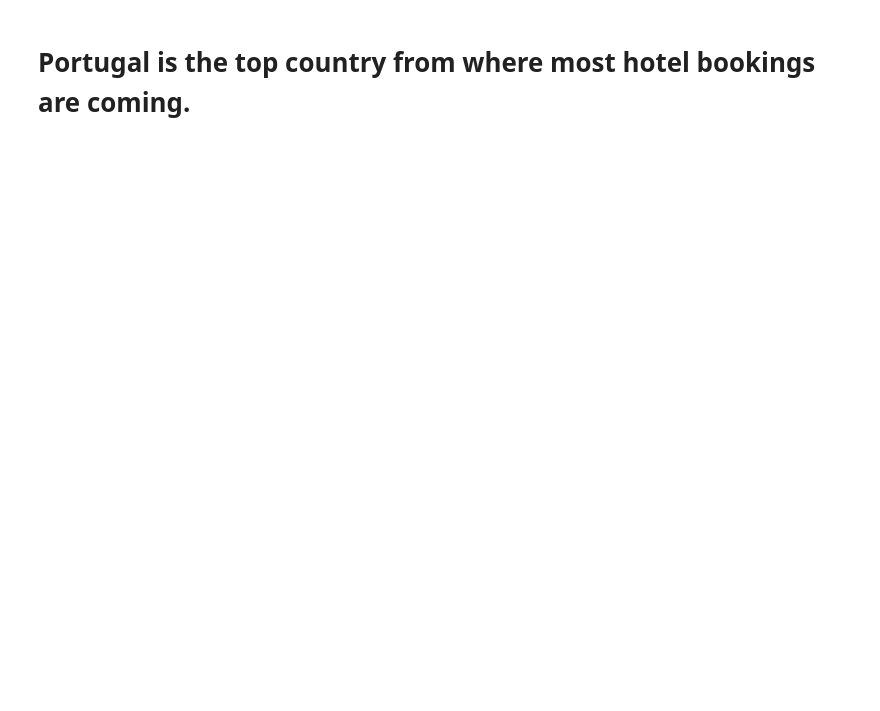
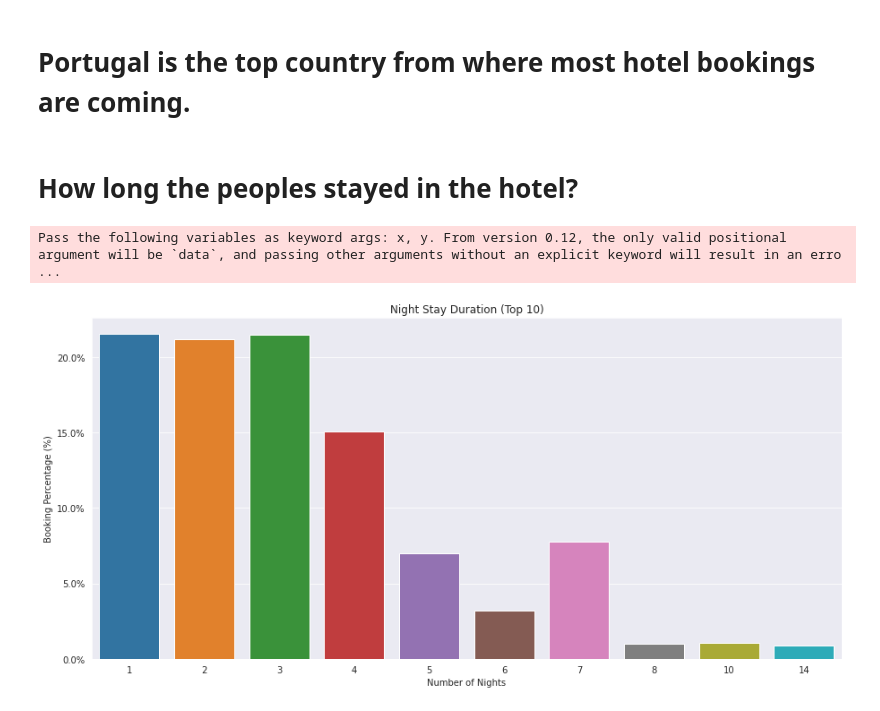
Before and after one commit to ganeshghadge2772/Hotel_Booking, a Jupyter notebook: Hotel_Booking_ipyn.ipynb, the cells around one changed output. Cells and saved outputs as stored; diff of their text form; code cells hidden in the pictures; blank space fills up the shorter version.

```diff
--- a/Hotel_Booking_ipyn.ipynb
+++ b/Hotel_Booking_ipyn.ipynb
@@ -335,3 +330,15 @@ guest_map.show()
 [interactive output not drawn]
 # %% [markdown]
 # Portugal is the top country from where most hotel bookings are coming.
+# %% [markdown]
+# How long the peoples stayed in the hotel?
+# %%
+# plotting a bar plot for booking percentage to night stay duration.
+
+total_nights = df_not_canceled['stays_in_weekend_nights']+ df_not_canceled['stays_in_week_nights']
+x,y = get_count(total_nights, limit=10)
+
+plot(x,y, x_label='Number of Nights', y_label='Booking Percentage (%)', title='Night Stay Duration (Top 10)', figsize=(15,7))
+# %% [output]
+Pass the following variables as keyword args: x, y. From version 0.12, the only valid positional argument will be `data`, and passing other arguments without an explicit keyword will result in an erro ...
+[figure, added]
```
Also changed, not shown: parts of 14 cells of this notebook.
